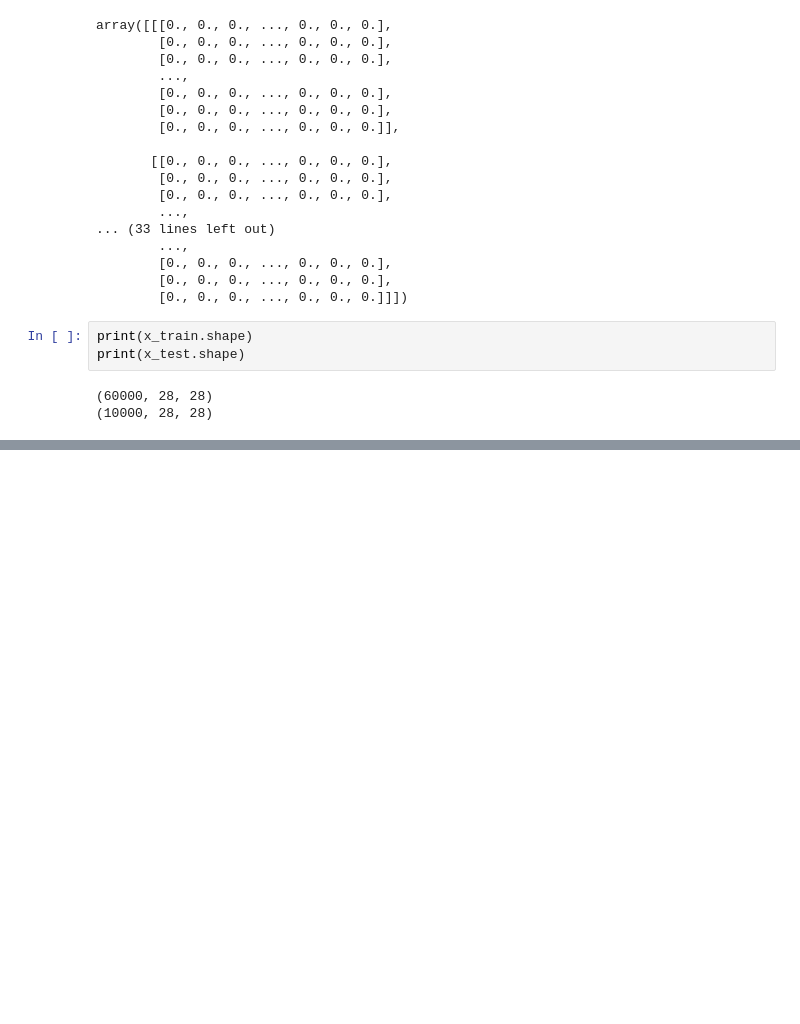
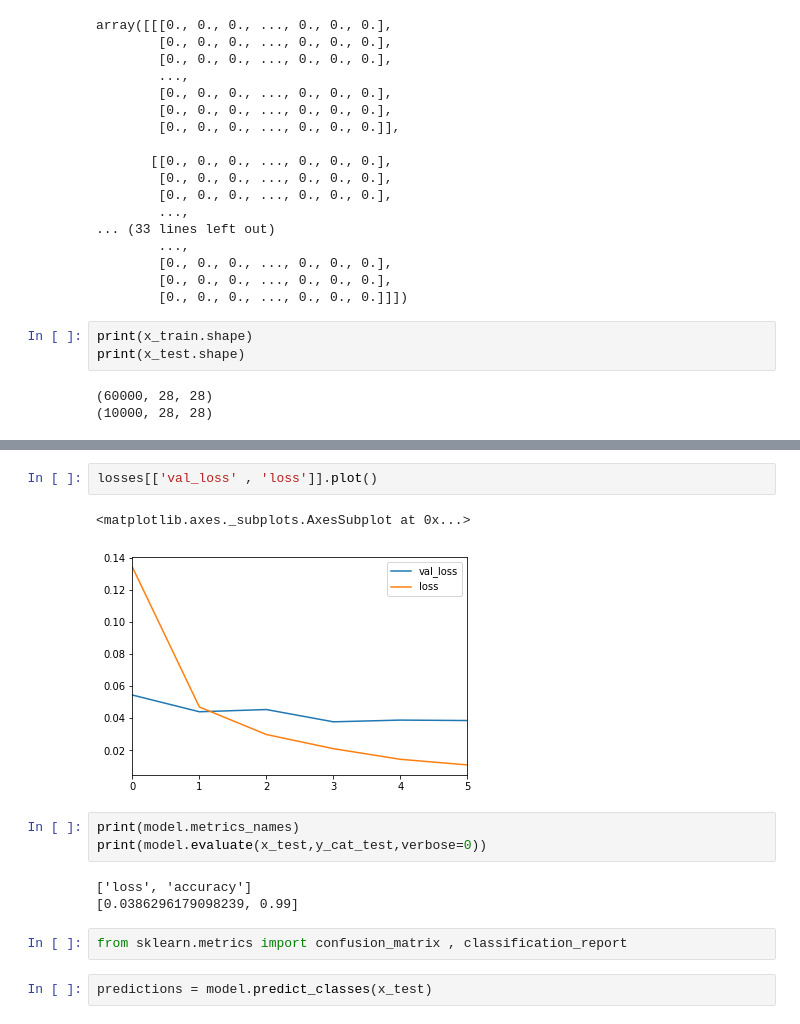
Before and after one commit to LIMON100/Deep-Learning, a Jupyter notebook: CNN/Onehotwithhandwritten.ipynb, the cells around one changed output, grey strips where cells are left out. Drawn from its saved outputs; the diff is of its cells as text; blank space fills up the shorter version.

```diff
--- a/CNN/Onehotwithhandwritten.ipynb
+++ b/CNN/Onehotwithhandwritten.ipynb
@@ -110,0 +202,15 @@ x_test = x_test.reshape(6)
+# %%
+losses[['val_loss' , 'loss']].plot()
+# %% [output]
+<matplotlib.axes._subplots.AxesSubplot at 0x...>
+[figure, added]
+# %%
+print(model.metrics_names)
+print(model.evaluate(x_test,y_cat_test,verbose=0))
+# %% [output]
+['loss', 'accuracy']
+[0.0386296179098239, 0.99]
+# %%
+from sklearn.metrics import confusion_matrix , classification_report
+# %%
+predictions = model.predict_classes(x_test)
```
Also changed, not shown: parts of 18 cells of this notebook.
